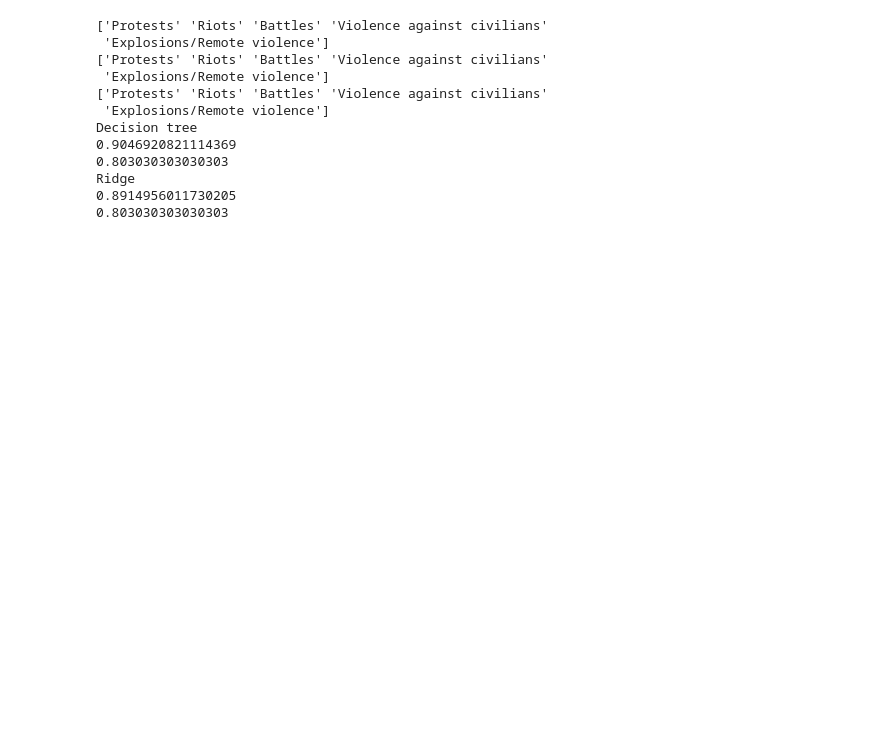
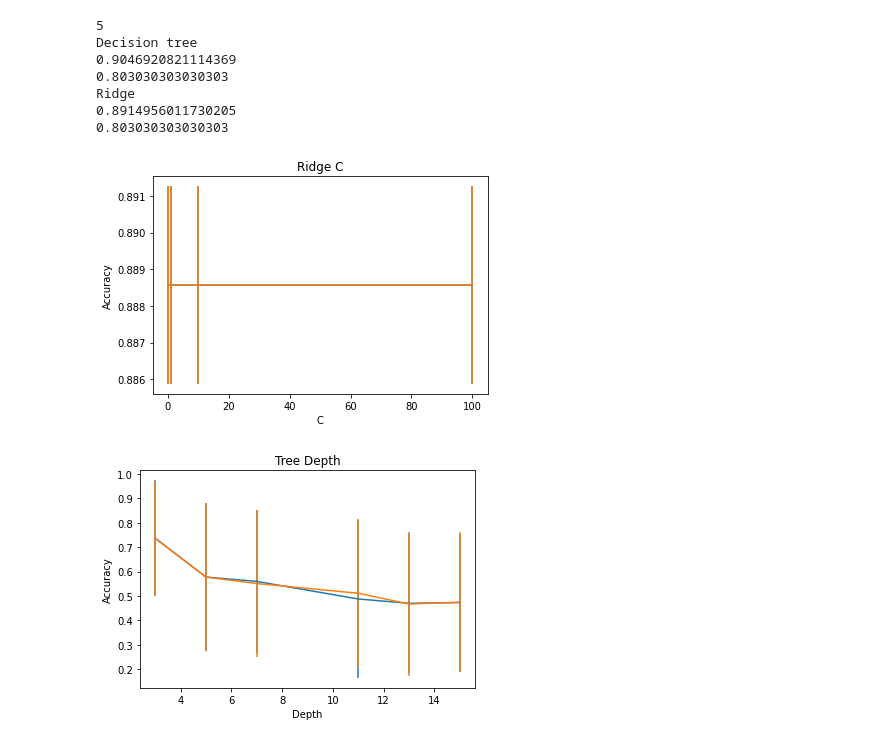
Before and after one commit to cwwalsh/machine-learning-project, a Jupyter notebook: project.ipynb, the cells around one changed output. Cells and saved outputs as stored; diff of their text form; code cells hidden in the pictures; blank space fills up the shorter version.

```diff
--- a/project.ipynb
+++ b/project.ipynb
@@ -4,7 +4,11 @@ from sklearn import preprocessing
 from sklearn import svm
 from sklearn.tree import DecisionTreeClassifier
 from sklearn.metrics import precision_score
+from sklearn.metrics import make_scorer
 from sklearn.linear_model import RidgeClassifier
+import matplotlib
+import matplotlib.pyplot as plt
+from sklearn.model_selection import cross_val_score
 
 
 UNREST_COLUMNS = ["EVENT_ID_CNTY",
@@ -30,6 +34,8 @@ CASES_COLUMNS = ["iso_code",
                 "gdp_per_capita",
                 "life_expectancy",
             ]
+def multiPrecision(y, y_pred, **kwargs):
+    return precision_score(y, y_pred, average="micro", **kwargs)
 
 #Serialize the unique values in a dataframe column
 def serialize(dataFrame, column):
@@ -98,6 +104,8 @@ def retrieveTrainingData(isoCodes):
     #Return
     return merge, issueType
 
+min_max_scaler = preprocessing.MinMaxScaler()
+
 trainingData, issueType = retrieveTrainingData(['AFG','ARG', 'BDG'])
 
 #Normalize data between -1 and 1
@@ -108,36 +116,76 @@ generalizedTest, issueType2 = retrieveTrainingData(['BOL'])
 
 #Normalize data between -1 and 1
 generalizedTestNormal = min_max_scaler.fit_transform(generalizedTest)
 generalizedTestNormal = pd.DataFrame(generalizedTestNormal)
 
 
 #Create Decision Tree Classifier
 dTree = DecisionTreeClassifier(max_depth=5)
 dTree.fit(trainingDataNormal, issueType)
+print(dTree.get_depth())
 pred = dTree.predict(trainingDataNormal)
 pred2 = dTree.predict(generalizedTestNormal)
 print("Decision tree")
 print(precision_score(issueType, pred, average="micro"))
 print(precision_score(issueType2, pred2, average="micro"))
 
 #Create Ridge regression Classifier
 ridge = RidgeClassifier()
 ridge.fit(trainingDataNormal, issueType)
 ridgePred = ridge.predict(trainingDataNormal)
 ridgePredGen = ridge.predict(generalizedTestNormal)
 print("Ridge")
 print(precision_score(issueType, ridgePred, average="micro"))
 print(precision_score(issueType2, ridgePredGen, average="micro"))
+
+ridge_mean_acc = []
+ridge_std_acc = []
+ridge_mean_prec = []
+ridge_std_prec = []
+ridge_c = [0.01,0.1,1,10,100]
+for C in ridge_c:
+    testModel = RidgeClassifier(alpha=1/(2*C))
+    tmpAcc = cross_val_score(testModel, trainingDataNormal, issueType, scoring="accuracy")
+    ridge_mean_acc.append(tmpAcc.mean())
+    ridge_std_acc.append(tmpAcc.std())
+    tmpPrec = cross_val_score(testModel, trainingDataNormal, issueType, scoring=make_scorer(multiPrecision))
+    ridge_mean_prec.append(tmpPrec.mean())
+    ridge_std_prec.append(tmpPrec.std())
+
+plt.errorbar(ridge_c, ridge_mean_prec, yerr=ridge_std_prec)
+plt.errorbar(ridge_c, ridge_mean_acc, yerr=ridge_std_acc)
+plt.legend(['Precision', 'Accuracy'])
+plt.title("Ridge C")
+plt.xlabel("C");plt.ylabel("Accuracy/Precision")
+plt.show()
+
+tree_mean_acc = []
+tree_std_acc = []
+tree_mean_prec = []
+tree_std_prec = []
+tree_c = [3,5,7,11,13,15]
+for C in tree_c:
+    testModel = DecisionTreeClassifier(max_depth=C)
+    tmpAcc = cross_val_score(testModel, trainingDataNormal, issueType, scoring="accuracy")
+    tree_mean_acc.append(tmpAcc.mean())
+    tree_std_acc.append(tmpAcc.std())
+    tmpPrec = cross_val_score(testModel, trainingDataNormal, issueType, scoring=make_scorer(multiPrecision))
+    tree_mean_prec.append(tmpPrec.mean())
+    tree_std_prec.append(tmpPrec.std())
+
+plt.errorbar(tree_c, tree_mean_prec, yerr=tree_std_prec)
+plt.errorbar(tree_c, tree_mean_acc, yerr=tree_std_acc)
+plt.legend(['Precision', 'Accuracy'])
+plt.title("Tree Depth")
+plt.xlabel("Depth");plt.ylabel("Accuracy/Precision")
+plt.show()
 # %% [output]
-['Protests' 'Riots' 'Battles' 'Violence against civilians'
- 'Explosions/Remote violence']
-['Protests' 'Riots' 'Battles' 'Violence against civilians'
- 'Explosions/Remote violence']
-['Protests' 'Riots' 'Battles' 'Violence against civilians'
- 'Explosions/Remote violence']
+5
 Decision tree
 0.9046920821114369
 0.803030303030303
 Ridge
 0.8914956011730205
 0.803030303030303
+[figure, added]
+[figure, added]
```
